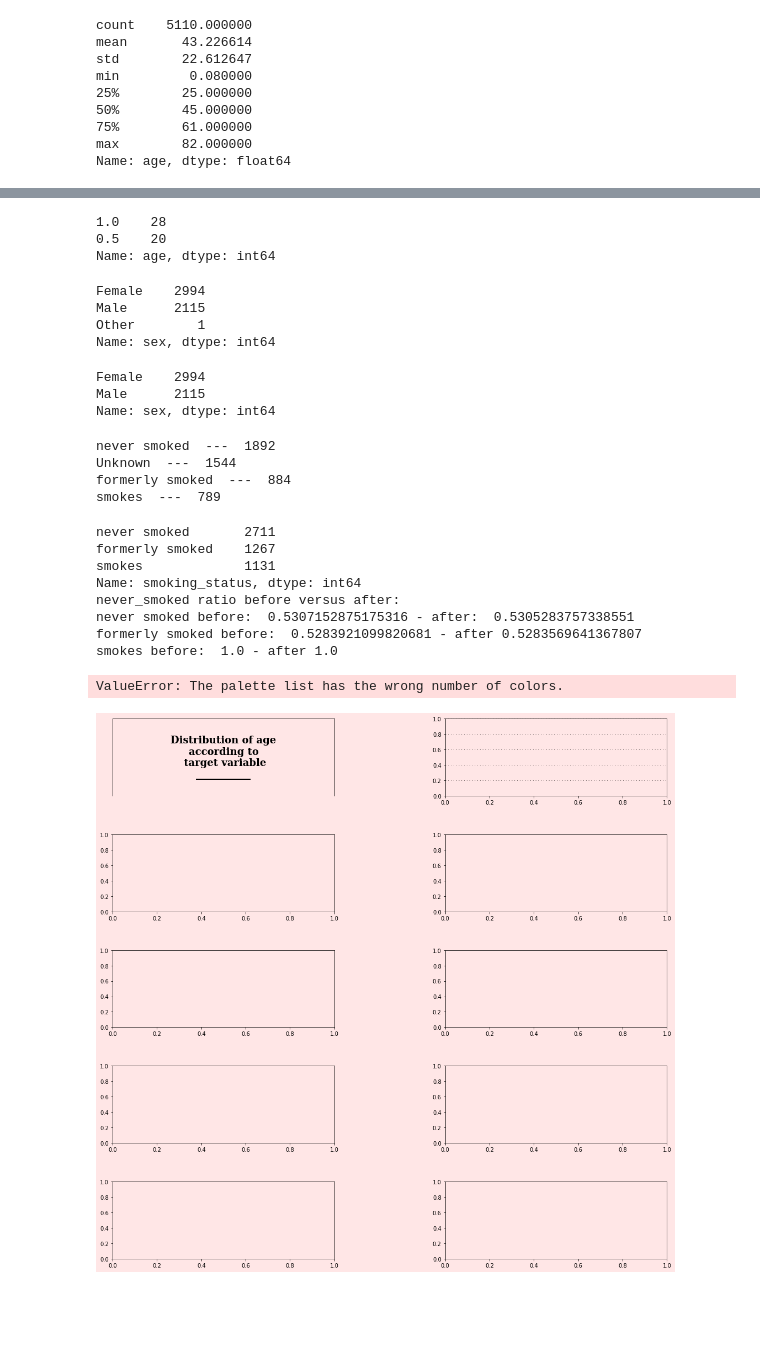
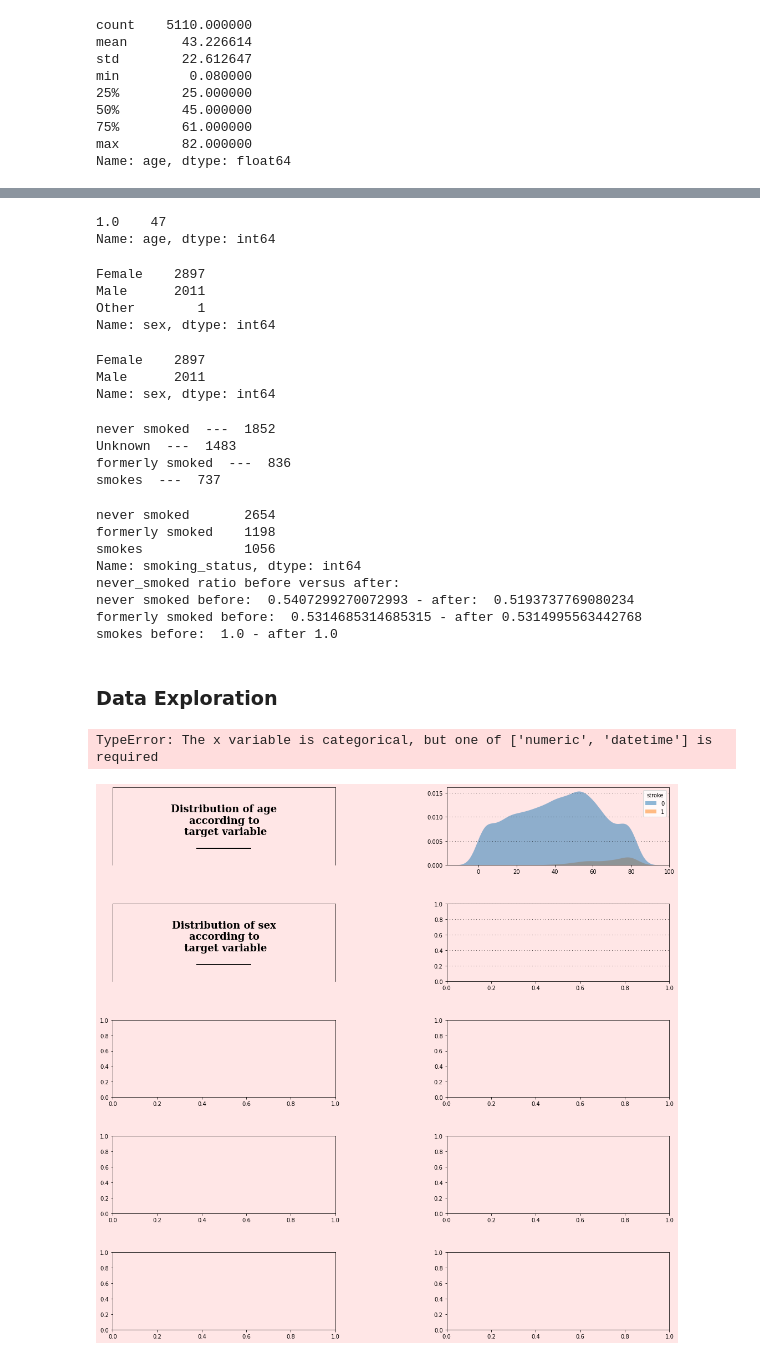
Before and after one commit to rstankovic/Heart-Attack-Analysis, a Jupyter notebook: Notebooks/Stroke Prediction.ipynb, the cells around one changed output, grey strips where cells are left out. Cells and saved outputs as stored; diff of their text form; code cells hidden in the pictures; blank space fills up the shorter version.

Commit message:
finished the stroke models

```diff
--- a/Notebooks/Stroke Prediction.ipynb
+++ b/Notebooks/Stroke Prediction.ipynb
@@ -94,3 +103,5 @@ Text(0, 0.5, '')
+# %%
+data_df = data_df.loc[data_df['bmi'].isnull() != True,:]
 # %%
 # How many individuals exactly in this data set are under 1?
 
@@ -148,8 +149,7 @@ data_df['age'] = data_df['age'].mask(data_df['age'] <= 0.5, 0.5)
 under_1_df = data_df.loc[data_df['age'] <= 1, :]
 under_1_df['age'].value_counts()
 # %% [output]
-1.0    28
-0.5    20
+1.0    47
 Name: age, dtype: int64
 # %%
 # cool, so we fixed the age issue. next we come across gender. gender
@@ -166,8 +166,8 @@ Name: age, dtype: int64
 data_df = data_df.rename(columns = {'gender': 'sex'})
 data_df['sex'].value_counts()
 # %% [output]
-Female    2994
-Male      2115
+Female    2897
+Male      2011
 Other        1
 Name: sex, dtype: int64
 # %%
@@ -179,8 +179,8 @@ data_df = data_df.loc[data_df['sex'] != 'Other',:]
 data_df = data_df.rename(columns = {'gender': 'sex'})
 data_df['sex'].value_counts()
 # %% [output]
-Female    2994
-Male      2115
+Female    2897
+Male      2011
 Name: sex, dtype: int64
 # %%
 # next, we consider work type, which is covered by the 'work_type'
@@ -197,10 +197,10 @@ smoking_status = data_df['smoking_status'].value_counts().tolist()
 for i in range(0, len(smoking_status)):
     print(smoking_values[i], ' --- ', smoking_status[i])
 # %% [output]
-never smoked  ---  1892
-Unknown  ---  1544
-formerly smoked  ---  884
-smokes  ---  789
+never smoked  ---  1852
+Unknown  ---  1483
+formerly smoked  ---  836
+smokes  ---  737
 # %%
 # because unknown is a significant portion of the data set, let's
 # distribute them proportionally to the other categories, as this
@@ -255,14 +255,16 @@ print('never_smoked ratio before versus after:',
      '\nformerly smoked before: ', formerly_smoked_ratio, '- after', after_count[1]/(after_count[1] + after_count[2]),
       '\nsmokes before: ', smokes_ratio, '- after', after_count[2]/after_count[2])
 # %% [output]
-never smoked       2711
-formerly smoked    1267
-smokes             1131
+never smoked       2654
+formerly smoked    1198
+smokes             1056
 Name: smoking_status, dtype: int64
 never_smoked ratio before versus after:
-never smoked before:  0.5307152875175316 - after:  0.5305283757338551
-formerly smoked before:  0.5283921099820681 - after 0.5283569641367807
+never smoked before:  0.5407299270072993 - after:  0.5193737769080234
+formerly smoked before:  0.5314685314685315 - after 0.5314995563442768
 smokes before:  1.0 - after 1.0
+# %% [markdown]
+### Data Exploration
 # %%
 # we have successfully redistributed the unknowns!  Now for the
 # visualizations and correlation matrices, etc
@@ -310,7 +312,7 @@ ax0.tick_params(left=False, bottom=False)
 
 # Age
 ax1.grid(color='#000000', linestyle=':', axis='y', zorder=0,  dashes=(1,5))
-sns.kdeplot(ax=ax1, data=data_df, x='age',hue="stroke", fill=True, palette=color_palette, alpha=.5, linewidth=0)
+sns.kdeplot(ax=ax1, data=data_df, x='age',hue="stroke", fill=True, alpha=.5, linewidth=0)
 ax1.set_xlabel("")
 ax1.set_ylabel("")
 
@@ -329,7 +331,7 @@ ax2.tick_params(left=False, bottom=False)
 
 # Sex
 ax3.grid(color='#000000', linestyle=':', axis='y', zorder=0,  dashes=(1,5))
-sns.kdeplot(ax=ax3, data=data_df, x='sex',hue="stroke", fill=True, palette=["#8000ff","#da8829"], alpha=.5, linewidth=0)
+sns.kdeplot(ax=ax3, data=data_df, x='sex',hue="stroke", fill=True, alpha=.5, linewidth=0)
 ax3.set_xlabel("")
 ax3.set_ylabel("")
 
@@ -348,7 +350,7 @@ ax4.tick_params(left=False, bottom=False)
 
 # Hypertension
 ax5.grid(color='#000000', linestyle=':', axis='y', zorder=0,  dashes=(1,5))
-sns.kdeplot(ax=ax5, data=data_df, x='hypertension',hue="hyptertension", fill=True,palette=["#8000ff","#da8829"], alpha=.5, linewidth=0)
+sns.kdeplot(ax=ax5, data=data_df, x='hypertension',hue="hyptertension", fill=True, alpha=.5, linewidth=0)
 ax5.set_xlabel("")
 ax5.set_ylabel("")
 
@@ -367,43 +369,43 @@ ax6.tick_params(left=False, bottom=False)
 
 # Heart disease
 ax7.grid(color='#000000', linestyle=':', axis='y', zorder=0,  dashes=(1,5))
-sns.kdeplot(ax=ax7, data=data_df, x='heart_disease',hue="stroke", fill=True,palette=["#8000ff","#da8829"], alpha=.5, linewidth=0)
+sns.kdeplot(ax=ax7, data=data_df, x='heart_disease',hue="stroke", fill=True, alpha=.5, linewidth=0)
 ax7.set_xlabel("")
 ax7.set_ylabel("")
 
 # Average glucose level title
 ax8.text(0.5,0.5,"Distribution of average glucose level\naccording to\n target variable\n___________",
         horizontalalignment = 'center',
         verticalalignment = 'center',
         fontsize = 18,
         fontweight='bold',
         fontfamily='serif',
         color='#000000')
 ax8.spines["bottom"].set_visible(False)
 ax8.set_xticklabels([])
 ax8.set_yticklabels([])
 ax8.tick_params(left=False, bottom=False)
 
 # Average Glucose Level
 ax9.grid(color='#000000', linestyle=':', axis='y', zorder=0,  dashes=(1,5))
-sns.kdeplot(ax=ax9, data=data_df, x='avg_glucose_level',hue="stroke", fill=True,palette=["#8000ff","#da8829"], alpha=.5, linewidth=0)
+sns.kdeplot(ax=ax9, data=data_df, x='avg_glucose_level',hue="stroke", fill=True, alpha=.5, linewidth=0)
 ax9.set_xlabel("")
 ax9.set_ylabel("")
 
 for i in ["top","left","right"]:
     ax0.spines[i].set_visible(False)
     ax1.spines[i].set_visible(False)
     ax2.spines[i].set_visible(False)
     ax3.spines[i].set_visible(False)
     ax4.spines[i].set_visible(False)
     ax5.spines[i].set_visible(False)
     ax6.spines[i].set_visible(False)
     ax7.spines[i].set_visible(False)
     ax8.spines[i].set_visible(False)
     ax9.spines[i].set_visible(False)
 # %% [output]
-ValueError: The palette list has the wrong number of colors.
+TypeError: The x variable is categorical, but one of ['numeric', 'datetime'] is required
-[figure, old version]
+[figure, new version]
 # %%
 # once again, let's get a unique count of values for each column to
 # determine whether the column is continuous or categorical
```
Also changed, not shown: parts of 29 cells of this notebook, 1 other file.
